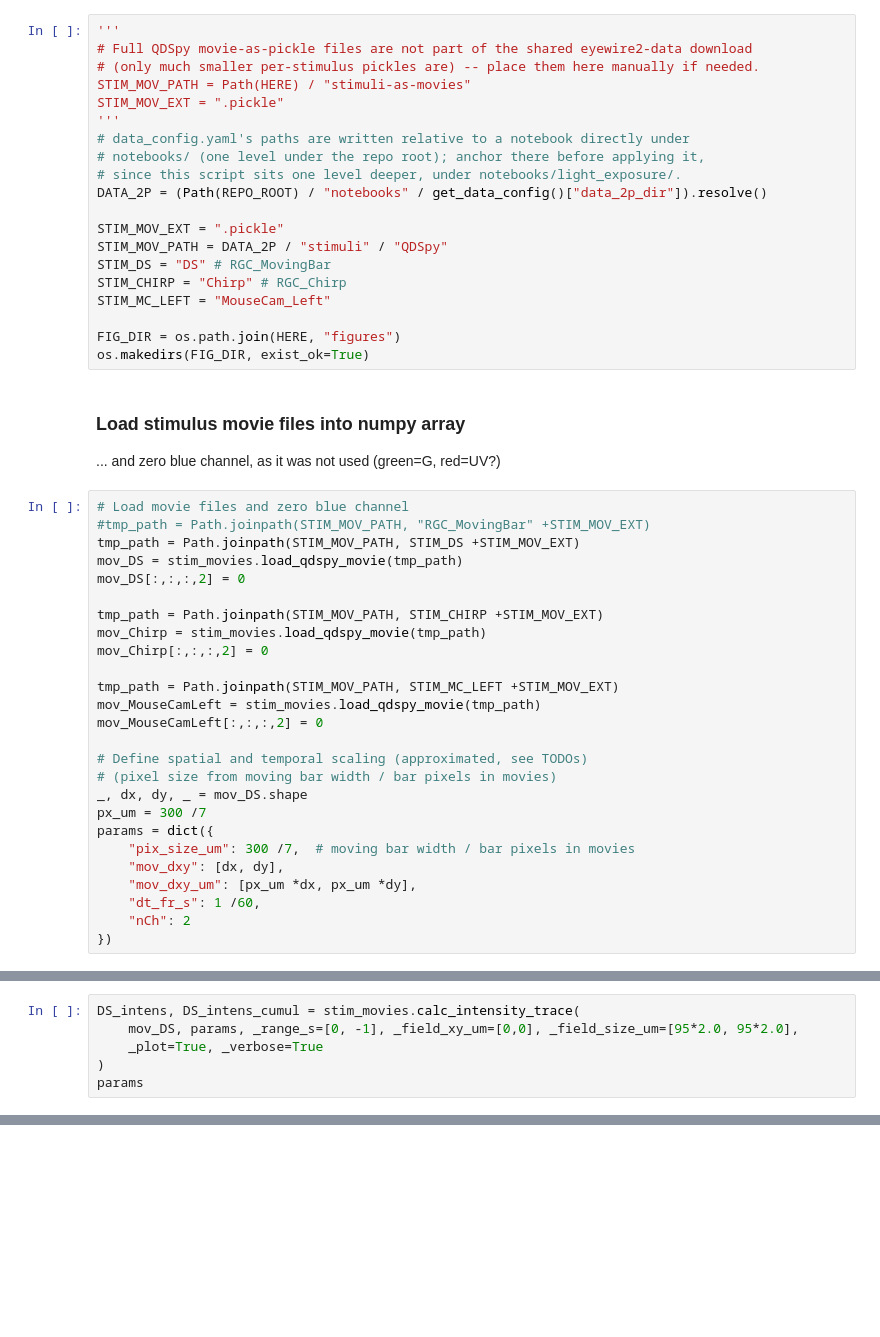
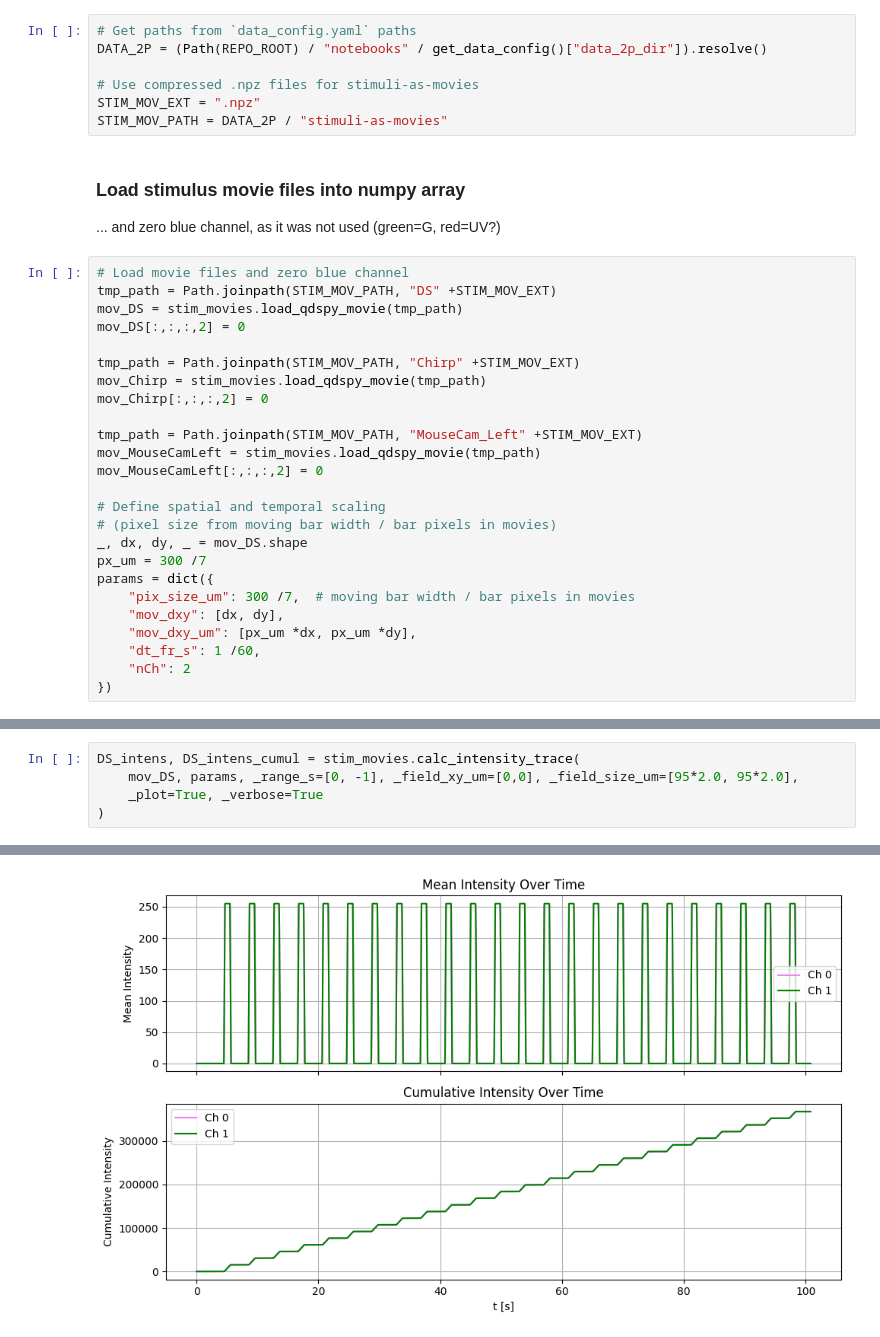
Before and after one commit to eyewire2/eyewire2-figures, a Jupyter notebook: notebooks/light_exposure/load_stim_movie.ipynb, the cells around one changed output, grey strips where cells are left out. Cells and saved outputs as stored; diff of their text form; blank space fills up the shorter version.

```diff
--- a/notebooks/light_exposure/load_stim_movie.ipynb
+++ b/notebooks/light_exposure/load_stim_movie.ipynb
@@ -26,45 +18,31 @@ sys.path.append(os.path.join(HERE, "..", "..", "utils"))
 from data_io import get_data_config, REPO_ROOT
 from stim_utils.stimulus import stim_movies
 # %%
-'''
-# Full QDSpy movie-as-pickle files are not part of the shared eyewire2-data download
-# (only much smaller per-stimulus pickles are) -- place them here manually if needed.
-STIM_MOV_PATH = Path(HERE) / "stimuli-as-movies"
-STIM_MOV_EXT = ".pickle"
-'''
-# data_config.yaml's paths are written relative to a notebook directly under
-# notebooks/ (one level under the repo root); anchor there before applying it,
-# since this script sits one level deeper, under notebooks/light_exposure/.
+# Get paths from `data_config.yaml` paths
 DATA_2P = (Path(REPO_ROOT) / "notebooks" / get_data_config()["data_2p_dir"]).resolve()
 
-STIM_MOV_EXT = ".pickle"
-STIM_MOV_PATH = DATA_2P / "stimuli" / "QDSpy"
-STIM_DS = "DS" # RGC_MovingBar
-STIM_CHIRP = "Chirp" # RGC_Chirp
-STIM_MC_LEFT = "MouseCam_Left"
-
-FIG_DIR = os.path.join(HERE, "figures")
-os.makedirs(FIG_DIR, exist_ok=True)
+# Use compressed .npz files for stimuli-as-movies
+STIM_MOV_EXT = ".npz"
+STIM_MOV_PATH = DATA_2P / "stimuli-as-movies"
 # %% [markdown]
 ### Load stimulus movie files into numpy array
 
 ... and zero blue channel, as it was not used (green=G, red=UV?)
 # %%
 # Load movie files and zero blue channel
-#tmp_path = Path.joinpath(STIM_MOV_PATH, "RGC_MovingBar" +STIM_MOV_EXT)
-tmp_path = Path.joinpath(STIM_MOV_PATH, STIM_DS +STIM_MOV_EXT)
+tmp_path = Path.joinpath(STIM_MOV_PATH, "DS" +STIM_MOV_EXT)
 mov_DS = stim_movies.load_qdspy_movie(tmp_path)
 mov_DS[:,:,:,2] = 0
 
-tmp_path = Path.joinpath(STIM_MOV_PATH, STIM_CHIRP +STIM_MOV_EXT)
+tmp_path = Path.joinpath(STIM_MOV_PATH, "Chirp" +STIM_MOV_EXT)
 mov_Chirp = stim_movies.load_qdspy_movie(tmp_path)
 mov_Chirp[:,:,:,2] = 0
 
-tmp_path = Path.joinpath(STIM_MOV_PATH, STIM_MC_LEFT +STIM_MOV_EXT)
+tmp_path = Path.joinpath(STIM_MOV_PATH, "MouseCam_Left" +STIM_MOV_EXT)
 mov_MouseCamLeft = stim_movies.load_qdspy_movie(tmp_path)
 mov_MouseCamLeft[:,:,:,2] = 0
 
-# Define spatial and temporal scaling (approximated, see TODOs)
+# Define spatial and temporal scaling
 # (pixel size from moving bar width / bar pixels in movies)
 _, dx, dy, _ = mov_DS.shape
 px_um = 300 /7
@@ -108,4 +94,4 @@ DS_intens, DS_intens_cumul = stim_movies.calc_intensity_trace(
     mov_DS, params, _range_s=[0, -1], _field_xy_um=[0,0], _field_size_um=[95*2.0, 95*2.0],
     _plot=True, _verbose=True
 )
-params
+# %% [output]
@@ -112 +101,2 @@ params
+[figure, added]
 # %% [markdown]
```
Also changed, not shown: parts of 9 cells of this notebook, 6 other files.
